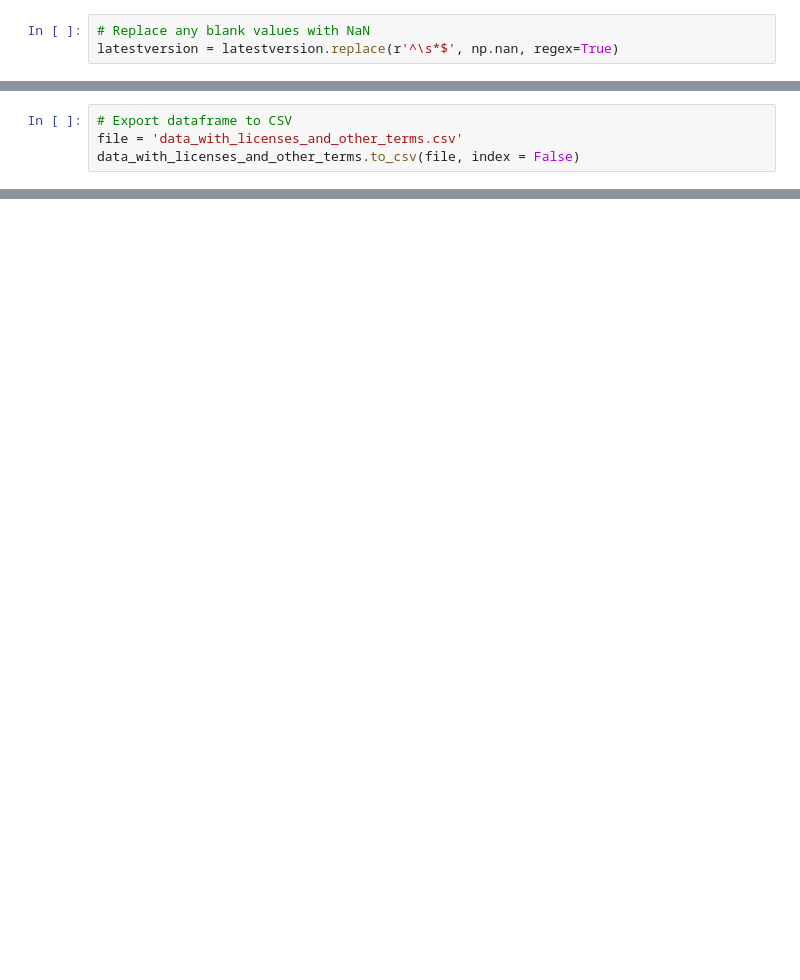
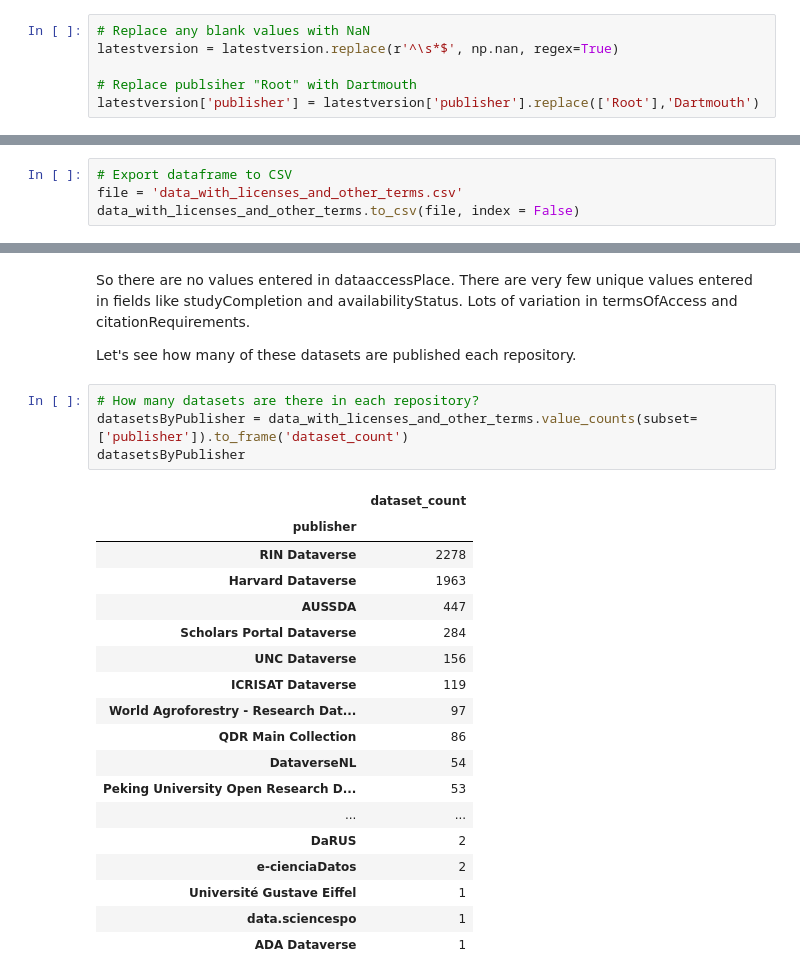
Before and after one commit to jggautier/ux-research-data-analysis, a Jupyter notebook: notebooks/Terms metadata in Dataverse repositories/Terms metadata in Dataverse repositories.ipynb, the cells around one changed output, grey strips where cells are left out. Drawn from its saved outputs; the diff is of its cells as text; blank space fills up the shorter version.

```diff
--- a/notebooks/Terms metadata in Dataverse repositories/Terms metadata in Dataverse repositories.ipynb
+++ b/notebooks/Terms metadata in Dataverse repositories/Terms metadata in Dataverse repositories.ipynb
@@ -38,3 +68,6 @@ latestversion.head(5)
 # %%
 # Replace any blank values with NaN
 latestversion = latestversion.replace(r'^\s*$', np.nan, regex=True)
+
+# Replace publsiher "Root" with Dartmouth
+latestversion['publisher'] = latestversion['publisher'].replace(['Root'],'Dartmouth')
@@ -85,0 +162,27 @@ data_with_licenses_and_other_terms.to_csv(file, index = False)
+# %% [markdown]
+So there are no values entered in dataaccessPlace. There are very few unique values entered in fields like studyCompletion and availabilityStatus. Lots of variation in termsOfAccess and citationRequirements.
+
+Let's see how many of these datasets are published each repository.
+# %%
+# How many datasets are there in each repository?
+datasetsByPublisher = data_with_licenses_and_other_terms.value_counts(subset=['publisher']).to_frame('dataset_count')
+datasetsByPublisher
+# %% [output]
+|  | dataset_count |
+| publisher |  |
+| RIN Dataverse | 2278 |
+| Harvard Dataverse | 1963 |
+| AUSSDA | 447 |
+| Scholars Portal Dataverse | 284 |
+| UNC Dataverse | 156 |
+| ICRISAT Dataverse | 119 |
+| World Agroforestry - Research Dat... | 97 |
+| QDR Main Collection | 86 |
+| DataverseNL | 54 |
+| Peking University Open Research D... | 53 |
+| ... | ... |
+| DaRUS | 2 |
+| e-cienciaDatos | 2 |
+| Université Gustave Eiffel | 1 |
+| data.sciencespo | 1 |
+| ADA Dataverse | 1 |
```
Also changed, not shown: parts of 21 cells of this notebook.
